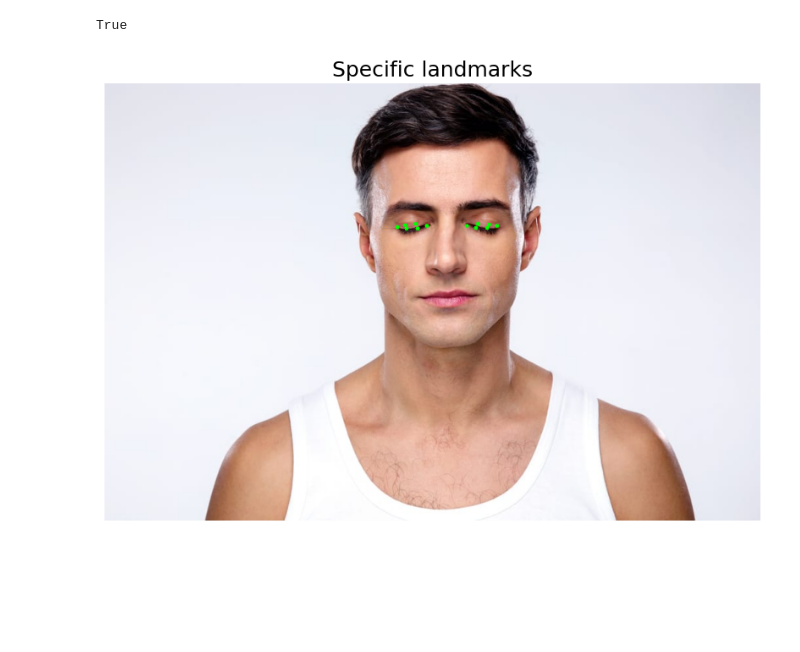
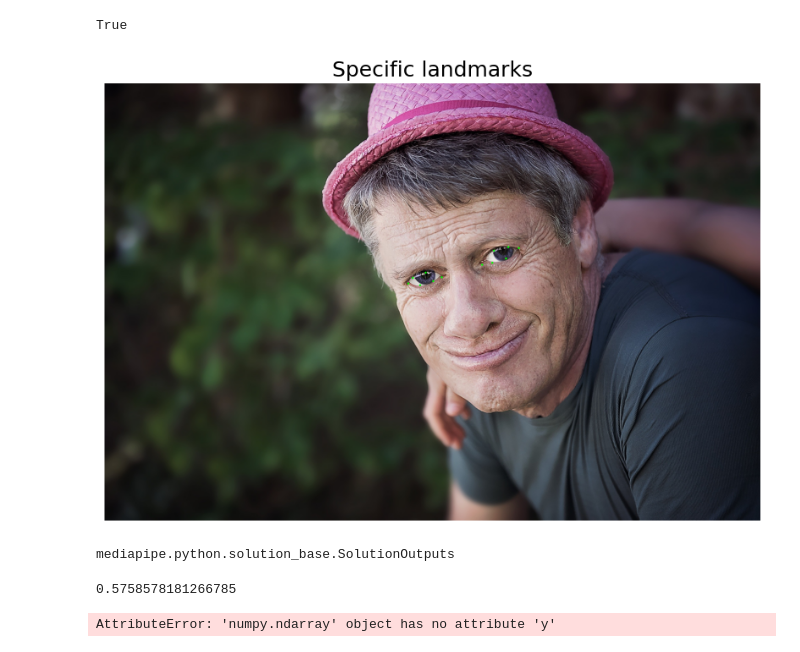
Before and after one commit to BelickNicko/engagement, a Jupyter notebook: test.ipynb, the cells around one changed output. Drawn from its saved outputs; the diff is of its cells as text; code cells hidden in the pictures; blank space fills up the shorter version.

```diff
--- a/test.ipynb
+++ b/test.ipynb
@@ -161,33 +161,33 @@ def plot_specific_landmarks(
 
 # Пример использования функции
 # Загрузка изображения
-image_path = '2.jpg'
+image_path = '3.jpg'
 image = cv2.imread(image_path)
 image_rgb = cv2.cvtColor(image, cv2.COLOR_BGR2RGB)
 
 # Инициализация MediaPipe Face Mesh
 with mp_facemesh.FaceMesh(static_image_mode=True, max_num_faces=1, min_detection_confidence=0.5) as face_mesh:
     # Обработка изображения с Face Mesh
     results = face_mesh.process(image_rgb)
 
     # Проверка, нашлись ли лица
     if results.multi_face_landmarks:
         face_landmarks = results.multi_face_landmarks[0]
 
         # Задайте здесь индексы точек, которые хотите отобразить
         eye_idxs = {
             "left": [362, 385, 387, 263, 373, 380],
             "right": [33, 160, 158, 133, 153, 144],
         }
 
         # Объединение всех индексов в один список
         specific_idxs = eye_idxs["left"] + eye_idxs["right"]
 
         # Вызов функции для отрисовки конкретных точек
         plot_specific_landmarks(
             img_dt=image,
             face_landmarks=face_landmarks,
             specific_idxs=specific_idxs
         )
 # %% [output]
-[figure, old version]
+[figure, new version]
@@ -193,0 +198,20 @@ with mp_facemesh.FaceMesh(static_image_mode=True, max_num_faces=1, min_detection
+# %%
+ # Инициализация MediaPipe Face Mesh
+face_mesh = mp.solutions.face_mesh.FaceMesh(
+    max_num_faces=1,
+    refine_landmarks=True,
+    min_detection_confidence=0.5,
+    min_tracking_confidence=0.5,
+)
+results = face_mesh.process(frame)
+results
+# %% [output]
+mediapipe.python.solution_base.SolutionOutputs
+# %%
+np.array(results.multi_face_landmarks[0].landmark)[[362, 385, 387, 263, 373, 380]].x
+# %% [output]
+0.5758578181266785
+# %%
+np.array(results.multi_face_landmarks[0].landmark)[[362, 385, 387, 263, 373, 380]]
+# %% [output]
+AttributeError: 'numpy.ndarray' object has no attribute 'y'
```
Also changed, not shown: parts of 2 cells of this notebook, 1 other file.
